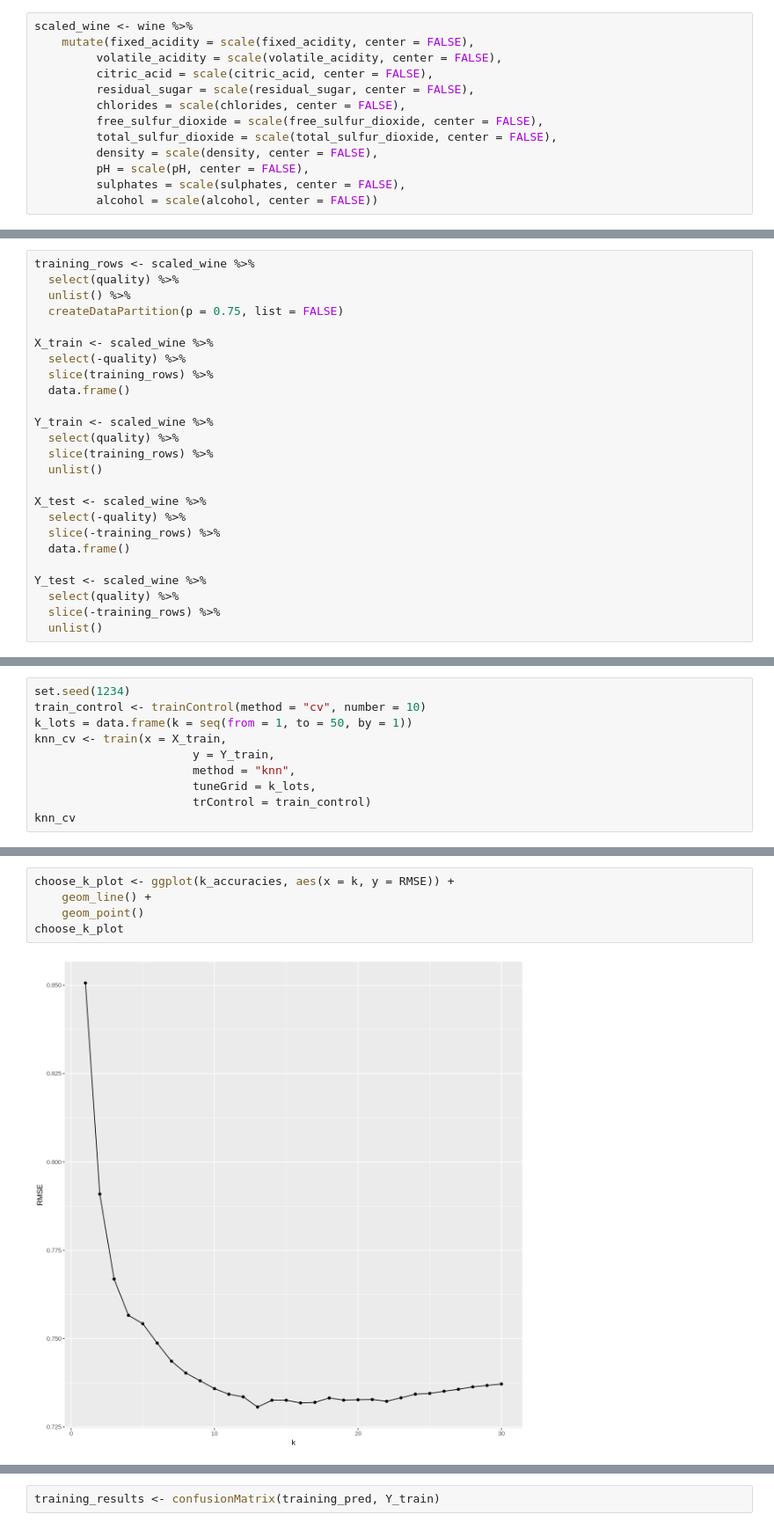
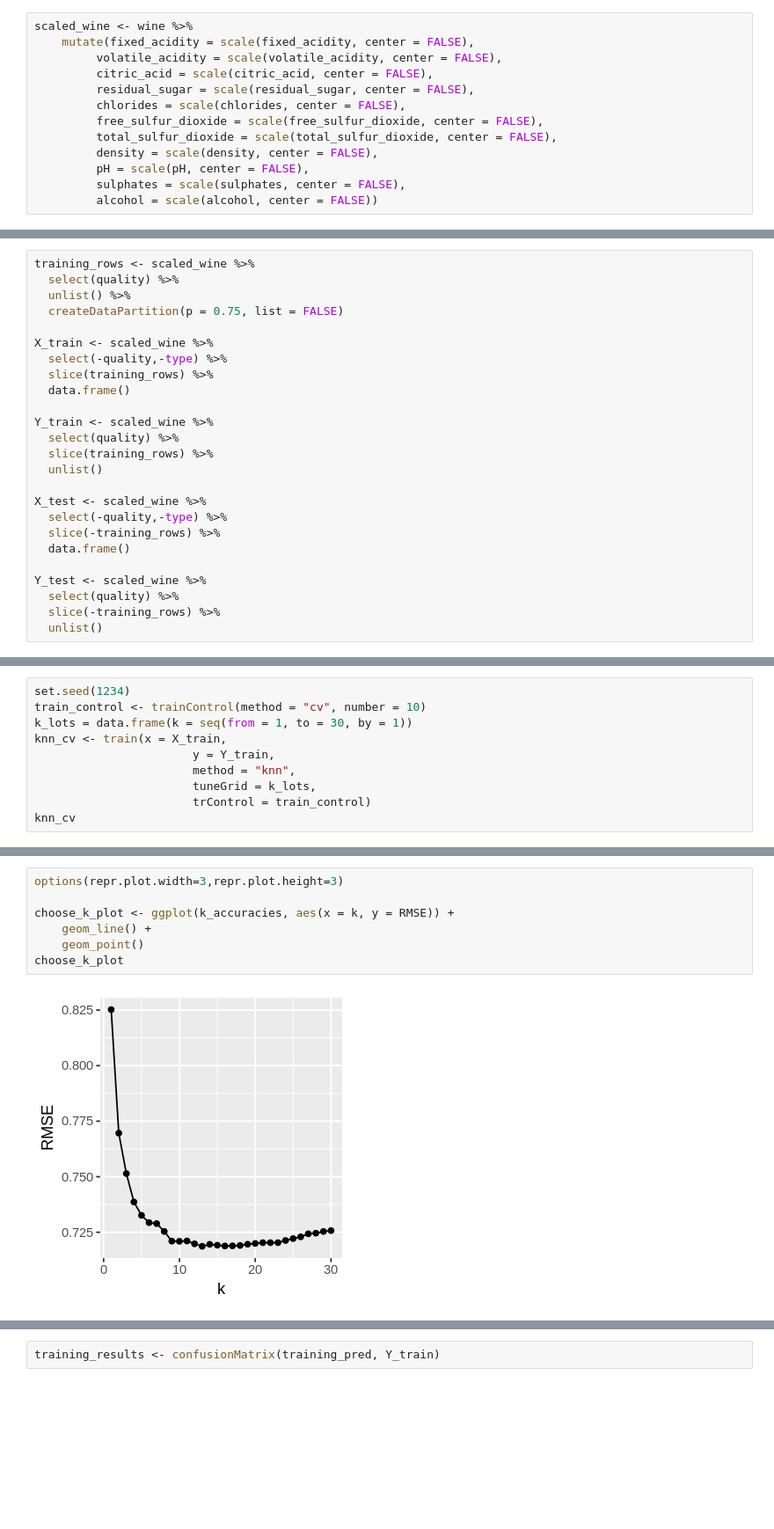
Before and after one commit to lexahl/DSCI-100-Group-Project-2019, a Jupyter notebook: Data-Set-Exploration (1).ipynb, the cells around one changed output, grey strips where cells are left out. Shown at 88% size. Saved outputs shown, nothing was run; the diff lists cells and outputs as text; blank space fills up the shorter version.

```diff
--- a/Data-Set-Exploration (1).ipynb
+++ b/Data-Set-Exploration (1).ipynb
@@ -321,7 +339,7 @@ training_rows <- scaled_wine %>%
   createDataPartition(p = 0.75, list = FALSE)
 
 X_train <- scaled_wine %>%
-  select(-quality) %>%
+  select(-quality,-type) %>%
   slice(training_rows) %>%
   data.frame()
 
@@ -331,7 +349,7 @@ Y_train <- scaled_wine %>%
   unlist()
 
 X_test <- scaled_wine %>%
-  select(-quality) %>%
+  select(-quality,-type) %>%
   slice(-training_rows) %>%
   data.frame()
 
@@ -357,7 +375,7 @@ quality1 quality2 quality3 quality4 quality5 quality6
 # %%
 set.seed(1234)
 train_control <- trainControl(method = "cv", number = 10)
-k_lots = data.frame(k = seq(from = 1, to = 50, by = 1))
+k_lots = data.frame(k = seq(from = 1, to = 30, by = 1))
 knn_cv <- train(x = X_train,
                        y = Y_train,
                        method = "knn",
@@ -406,8 +424,10 @@ k_accuracies
 # %%
+options(repr.plot.width=3,repr.plot.height=3)
+
 choose_k_plot <- ggplot(k_accuracies, aes(x = k, y = RMSE)) +
     geom_line() +
     geom_point()
 choose_k_plot
 # %% [output]
-[figure, old version]
+[figure, new version]
 # %%
```
Also changed, not shown: parts of 10 cells of this notebook.
